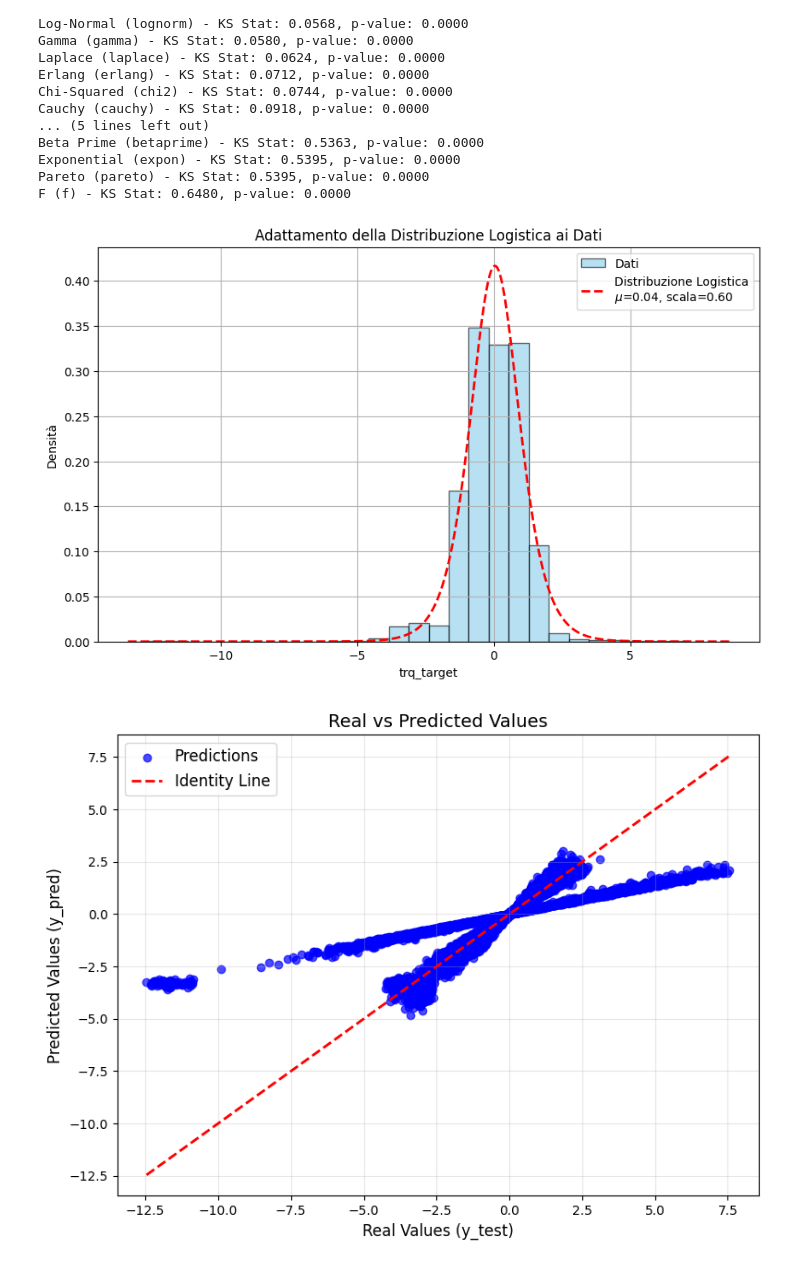
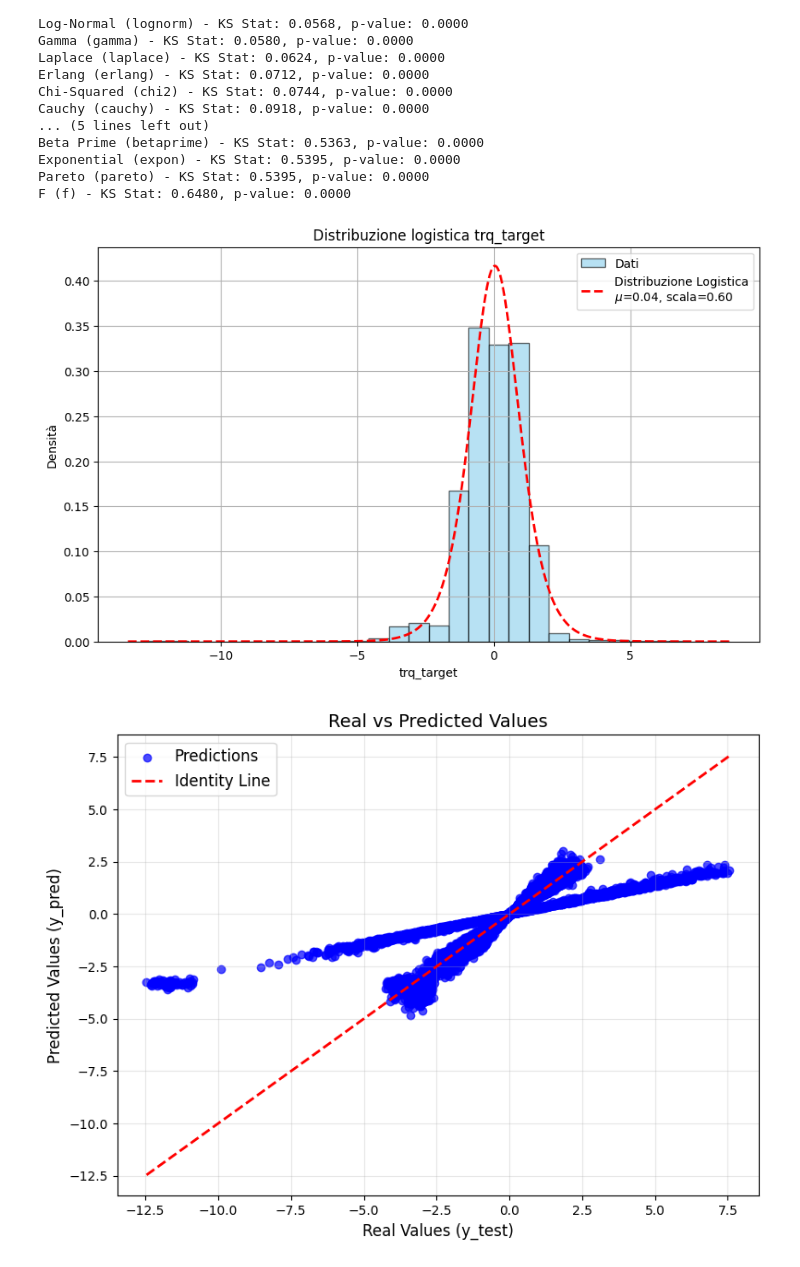
Before and after one commit to lucabellantee/FlyGuard, a Jupyter notebook: polynomial_regression.ipynb, the cells around one changed output. Cells and saved outputs as stored; diff of their text form; code cells hidden in the pictures.

```diff
--- a/polynomial_regression.ipynb
+++ b/polynomial_regression.ipynb
@@ -624,36 +624,37 @@ import pandas as pd
 import numpy as np
 import matplotlib.pyplot as plt
 from scipy.stats import logistic
+
 
 
 # Controlla che la colonna esista
 if 'trq_target' in data.columns:
     # Estrai la colonna 'trq_target' e rimuovi valori nulli
     trq_target = data['trq_target'].dropna()
 
     # Stima dei parametri della distribuzione logistica (media e scala)
     loc, scale = logistic.fit(trq_target)
 
     # Genera i valori per il grafico
     x_vals = np.linspace(trq_target.min(), trq_target.max(), 500)
     pdf = logistic.pdf(x_vals, loc, scale)
 
     # Traccia l'istogramma dei dati e la PDF stimata
     plt.figure(figsize=(10, 6))
     plt.hist(trq_target, bins=30, density=True, alpha=0.6, color="skyblue", edgecolor="black", label="Dati")
     plt.plot(x_vals, pdf, "r--", label=f"Distribuzione Logistica\n$\mu$={loc:.2f}, scala={scale:.2f}", linewidth=2)
 
     # Configurazioni del grafico
-    plt.title("Adattamento della Distribuzione Logistica ai Dati")
+    plt.title("Distribuzione logistica trq_target")
     plt.xlabel("trq_target")
     plt.ylabel("Densità")
     plt.legend()
     plt.grid()
     plt.show()
 else:
     print("La colonna 'trq_target' non è presente nel dataset.")
 # %% [output]
-[figure, old version]
+[figure, new version]
 # %%
 import matplotlib.pyplot as plt
 
```
Also changed, not shown: 1 other file.
